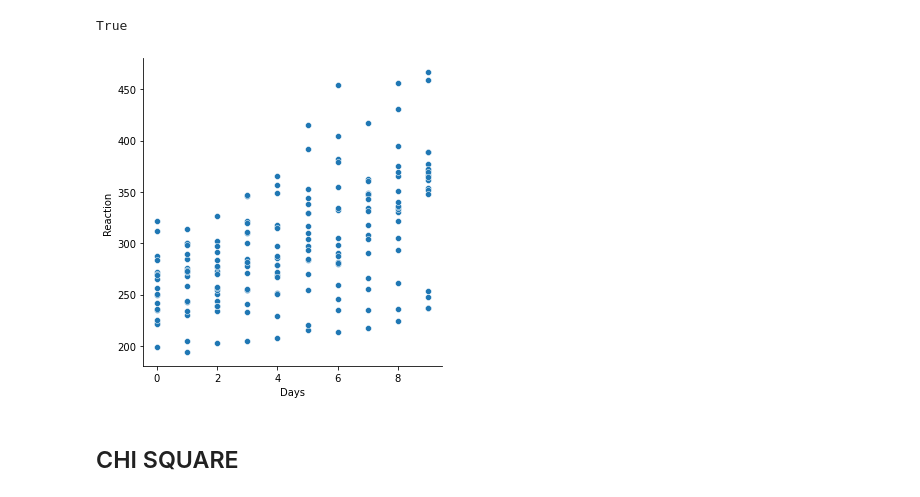
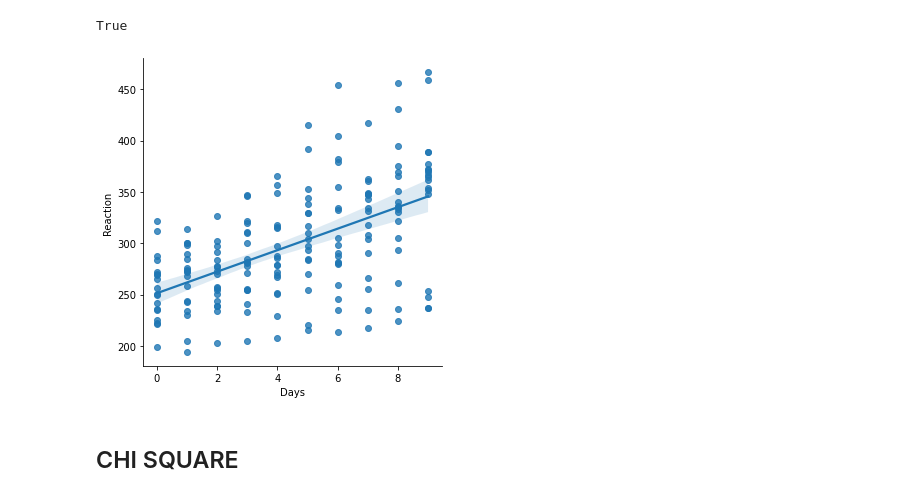
Before and after one commit to morgancross2/statistics-exercises, a Jupyter notebook: hypothesis_testing.ipynb, the cells around one changed output. Drawn from its saved outputs; the diff is of its cells as text; code cells hidden in the pictures.

```diff
--- a/hypothesis_testing.ipynb
+++ b/hypothesis_testing.ipynb
@@ -524,9 +515,9 @@ True
 # %%
 # Reject Ho
 # %%
-sns.relplot(data=ss, x='Days', y='Reaction')
+sns.lmplot(data=ss, x='Days', y='Reaction')
 plt.show()
 # %% [output]
-[figure, old version]
+[figure, new version]
 # %% [markdown]
 ## CHI SQUARE
```
Also changed, not shown: parts of 16 cells of this notebook.
